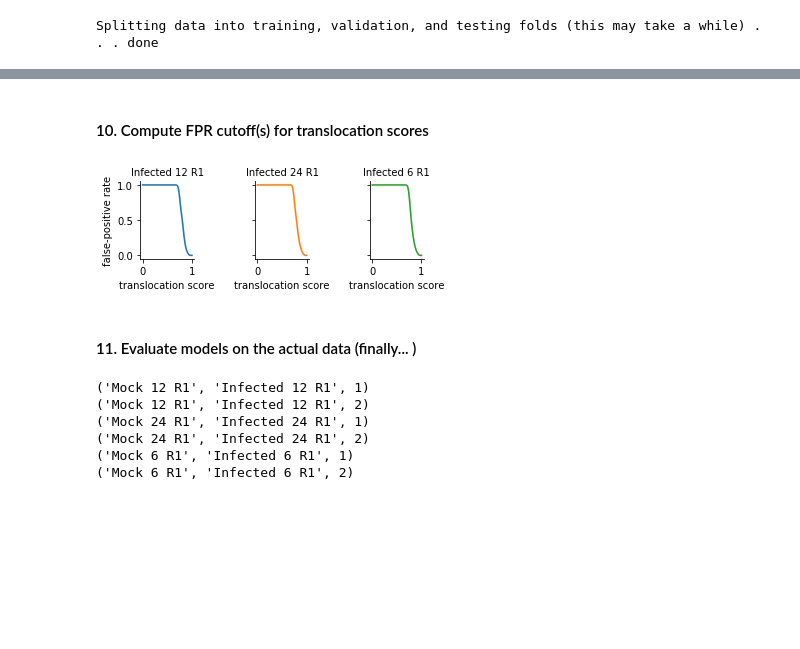
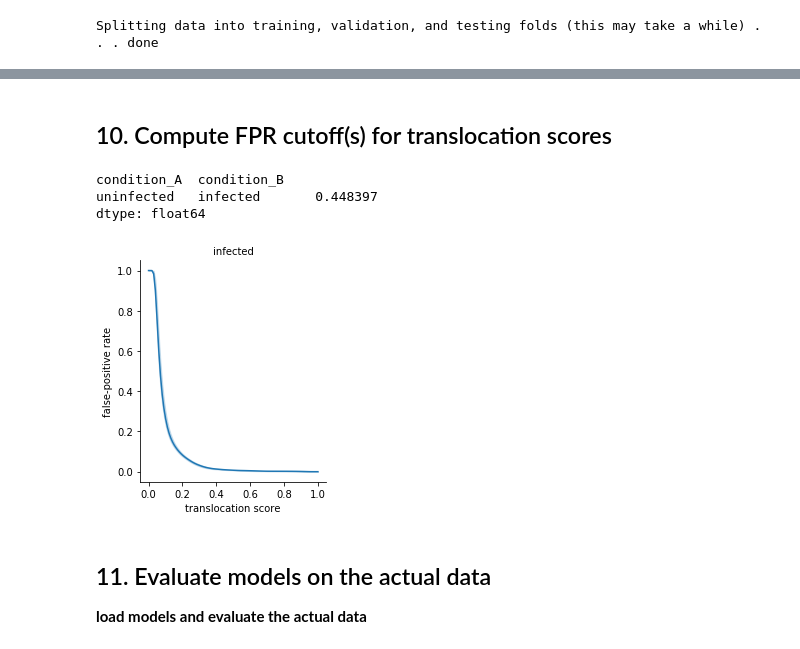
Before and after one commit to cristealab/TRANSPIRE_JASMS2020, a Jupyter notebook: docs/notebooks/final model fitting and evaluation.ipynb, the cells around one changed output, grey strips where cells are left out. Cells and saved outputs as stored; diff of their text form; code cells hidden in the pictures; blank space fills up the shorter version.

```diff
--- a/docs/notebooks/final model fitting and evaluation.ipynb
+++ b/docs/notebooks/final model fitting and evaluation.ipynb
@@ -74,5 +79,5 @@ The total number of folds required to cover all of the training data for each cl
 # %%
-n_folds = 2 # number of balanced folds to sample from the dataset (note that these folds will overlap for any classes where its size < n_folds*n_limit)
+n_folds = 23 # number of balanced folds to sample from the dataset (note that these folds will overlap for any classes where its size < n_folds*n_limit)
 training_data = X_train_validate.groupby(['condition_A', 'condition_B'], group_keys=False).apply(lambda x: TRANSPIRE.utils.sample_balanced(x, n_limit[x.name], n_folds))
 # %% [output]
 Creating balanced training partitions (this may take a while).... done
@@ -212,34 +254,32 @@ for k, _ in training_data.groupby(['condition_A', 'condition_B', 'fold']):
 
     m_path = [path for path in os.listdir(base_dir) if (all([str(s) in path for s in k])&(path.endswith('_{}'.format(k[-1]))))][0]
 
-    m = gpflow.saver.Saver().load(os.path.join(base_dir, m_path))
+    if os.path.exists(os.path.join(base_dir, m_path)):
+        m = gpflow.saver.Saver().load(os.path.join(base_dir, m_path))
 
-    X = X_test_df[(X_test_df.index.get_level_values('condition_A')==condA) &(X_test_df.index.get_level_values('condition_B')==condB)]
+        X = X_test_df[(X_test_df.index.get_level_values('condition_A')==condA) &(X_test_df.index.get_level_values('condition_B')==condB)]
 
-    means = []
-    vars_ = []
+        means = []
+        vars_ = []
 
-    print(m_path, end=' ')
+        for i, arr in enumerate(np.array_split(X, n_chunks)):
+            mns, vrs_ = m.predict_y(arr.values)
 
-    for i, arr in enumerate(np.array_split(X, n_chunks)):
-        mns, vrs_ = m.predict_y(arr.values)
+            mns = pd.DataFrame(mns, index=arr.index).reset_index(['condition_A', 'condition_B'], drop=True)
+            vrs_ = pd.DataFrame(vrs_, index = arr.index).reset_index(['condition_A', 'condition_B'], drop=True)
 
-        mns = pd.DataFrame(mns, index=arr.index).reset_index(['condition_A', 'condition_B'], drop=True)
-        vrs_ = pd.DataFrame(vrs_, index = arr.index).reset_index(['condition_A', 'condition_B'], drop=True)
+            means.append(mns)
+            vars_.append(vrs_)
 
-        means.append(mns)
-        vars_.append(vrs_)
+        means = pd.concat(means)
+        vars_ = pd.concat(vars_)
 
-        print(i, end=' ')
+        result[(condA, condB, fold)] = pd.concat([means, vars_], axis=1, keys = ['score','uncertainty'])
 
-    means = pd.concat(means)
-    vars_ = pd.concat(vars_)
+        gpflow.reset_default_graph_and_session()
 
-    result[(condA, condB, fold)] = pd.concat([means, vars_], axis=1, keys = ['score','uncertainty'])
+        print(m_path)
 
-    gpflow.reset_default_graph_and_session()
-
-    print()
 
 result = pd.concat(result, names = ['condition_A', 'condition_B', 'fold'])
 # %% [output]
@@ -301,34 +345,40 @@ plt.show()
 # %% [markdown]
-#### 10. Compute FPR cutoff(s) for translocation scores
+## 10. Compute FPR cutoff(s) for translocation scores
 # %%
 binary = TRANSPIRE.utils.map_binary(result.score, mapping_r)
-fprs = binary.groupby(['condition_A', 'condition_B', 'fold']).apply(TRANSPIRE.training.performance.compute_fpr)
+fprs = binary.groupby(['condition_A', 'condition_B', 'fold']).apply(TRANSPIRE.performance.compute_fpr)
 
-cutoff_fpr = 0.05 # 5 FPR cutoff%
-cutoffs = fprs[fprs<0.01].idxmax(axis=1).groupby(['condition_A', 'condition_B']).mean()
+cutoff_fpr = 0.01 # 1% FPR cutoff
+cutoffs = fprs[fprs<cutoff_fpr].idxmax(axis=1).groupby(['condition_A', 'condition_B']).mean()
+# %%
+cutoffs
+# %% [output]
+condition_A  condition_B
+uninfected   infected       0.448397
+dtype: float64
 # %%
 g=sns.FacetGrid(data=fprs.reset_index().melt(fprs.index.names), col='condition_B',
-                height=2, aspect = 0.85,
+                height=4, aspect = 0.85,
                 hue='condition_B',
 
                )
 g.map(sns.lineplot, 'variable', 'value', ci='sd')
 g.set_titles(row_template = '{row_name}', col_template = '{col_name}')
 
 for i, ax in enumerate(g.axes.flatten()):
     ax.set_xlabel('translocation score')
 
     if i==0:
         ax.set_ylabel('false-positive rate')
 
 ax.get_figure().tight_layout()
 
-#ax.get_figure().savefig('fpr_cutoffs.svg', dpi=300)
 plt.show()
 # %% [output]
-[figure, old version]
+[figure, new version]
 # %% [markdown]
-#### 11. Evaluate models on the actual data (finally... )
+## 11. Evaluate models on the actual data
+**load models and evaluate the actual data**
 # %%
 # concatenate actual protein profiles between conditions
 actual_profiles = TRANSPIRE.data.generate_translocations.make_translocations(df, comparisons, synthetic=False)
@@ -338,6 +388,7 @@ predicted_scores = {}
 for k, _ in training_data.groupby(['condition_A', 'condition_B', 'fold']):
 
     condA, condB, fold = k
+
     X = actual_profiles[(actual_profiles.index.get_level_values('condition_A')==condA)&(actual_profiles.index.get_level_values('condition_B')==condB)].reset_index(['condition_A', 'condition_B'], drop=True)
 
     m_path = [path for path in os.listdir(base_dir) if (all([str(s) in path for s in k])&(path.endswith('_{}'.format(k[-1]))))][0]
@@ -352,13 +403,7 @@ for k, _ in training_data.groupby(['condition_A', 'condition_B', 'fold']):
 
     gpflow.reset_default_graph_and_session()
 
-    print(k)
+predicted_scores = pd.concat(predicted_scores, names = ['condition_A', 'condition_B', 'fold'])
 
-predicted_scores = pd.concat(predicted_scores, names = ['condition_A', 'condition_B', 'fold'])
+# average predictions across balanced folds
+predicted_scores = predicted_scores.stack([0, 1]).unstack('fold').mean(axis=1).unstack([-2, -1])
-# %% [output]
-('Mock 12 R1', 'Infected 12 R1', 1)
-('Mock 12 R1', 'Infected 12 R1', 2)
-('Mock 24 R1', 'Infected 24 R1', 1)
-('Mock 24 R1', 'Infected 24 R1', 2)
-('Mock 6 R1', 'Infected 6 R1', 1)
-('Mock 6 R1', 'Infected 6 R1', 2)
```
Also changed, not shown: parts of 36 cells of this notebook, 3 other files.
